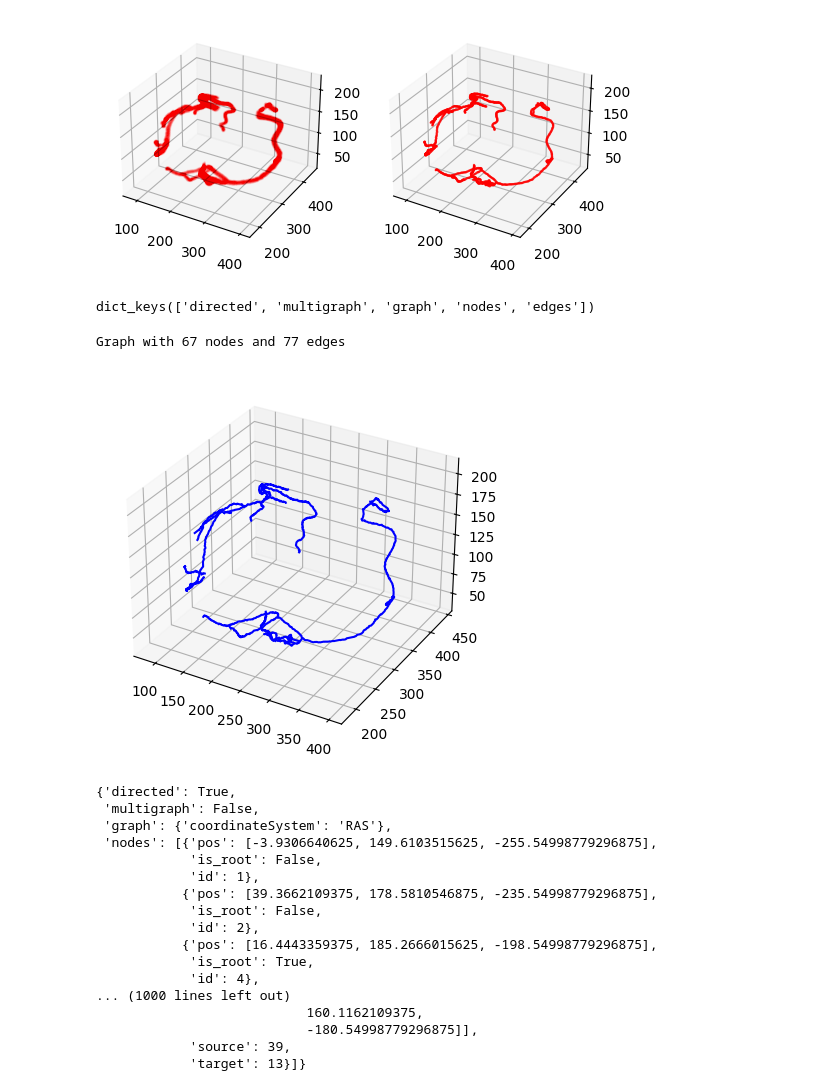
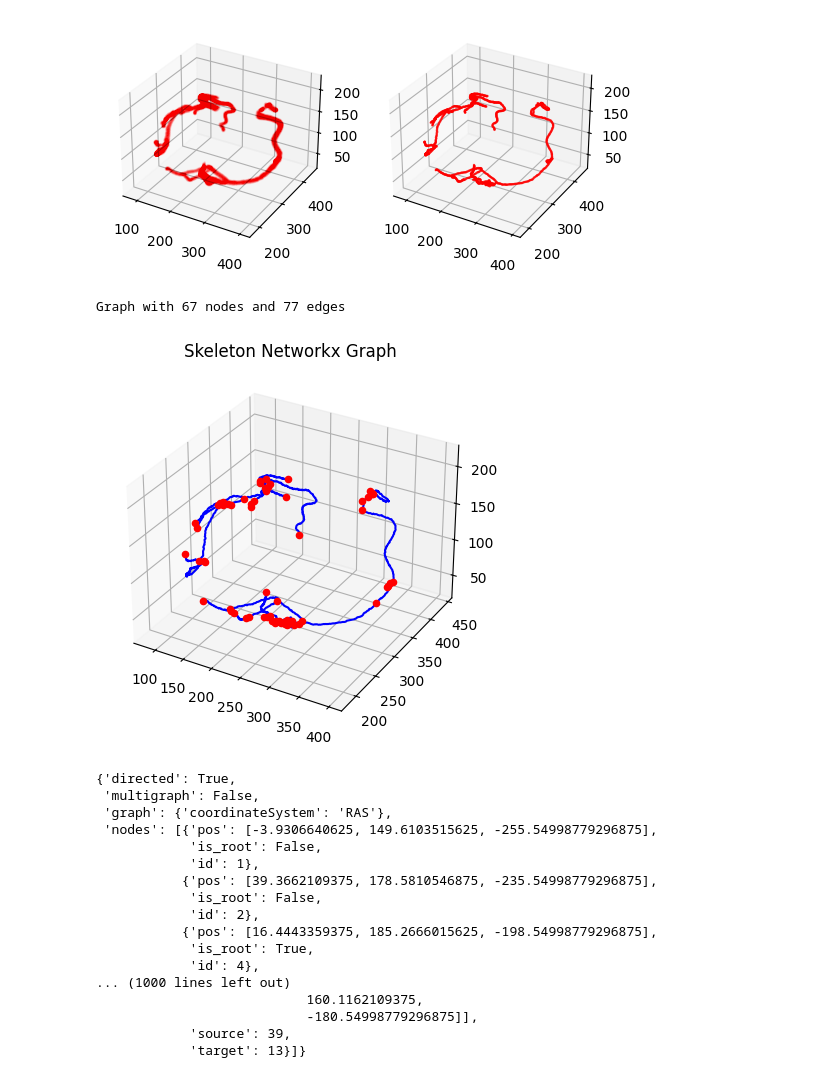
Before and after one commit to philippweinmann/mip_local_unet, a Jupyter notebook: label_graph_viz.ipynb, the cells around one changed output. Saved outputs shown, nothing was run; the diff lists cells and outputs as text; code cells hidden in the pictures.

```diff
--- a/label_graph_viz.ipynb
+++ b/label_graph_viz.ipynb
@@ -210,29 +212,32 @@ ax2.scatter(x, y, z, c='red', marker='o', s=0.5, alpha=0.5)
 plt.show()
 # %% [output]
 [figure]
-# %%
-# let's create a graph from the skeleton
-print(data.keys())
-# %% [output]
-dict_keys(['directed', 'multigraph', 'graph', 'nodes', 'edges'])
 # %%
-import sknw
+def plot_networkx_graph(graph_data, title):
+    plt.figure()
+    ax = plt.subplot(111, projection='3d')
 
-graph = sknw.build_sknw(skeleton, multi=False)
-print(graph)
+    for node_id in graph_data.nodes:
+        pos = graph_data.nodes[node_id]['pts'][0].tolist()
+        ax.scatter(pos[0], pos[1], pos[2], c='r')
 
-# let's plot the graph
-fig = plt.figure()
-ax = fig.add_subplot(111, projection='3d')
+    for (s, e) in graph_data.edges():
+        ps = graph_data[s][e]['pts']
+        ax.plot(ps[:, 0], ps[:, 1], ps[:, 2], c='b')
 
-for (s, e) in graph.edges():
-    ps = graph[s][e]['pts']
-    ax.plot(ps[:, 0], ps[:, 1], ps[:, 2], c='b')
-
-plt.show()
+    plt.title(title)
+    plt.show()
-# %% [output]
-Graph with 67 nodes and 77 edges
-[figure, removed]
+# %%
+import sknw
+
+snkw_graph = sknw.build_sknw(skeleton, multi=False, iso=False)
+print(snkw_graph)
+
+# let's plot the graph
+plot_networkx_graph(snkw_graph, "Skeleton Networkx Graph")
+# %% [output]
+Graph with 67 nodes and 77 edges
+[figure, added]
 # %%
 pprint.pp(data)
 # %% [output]
```
Also changed, not shown: parts of 14 cells of this notebook.
